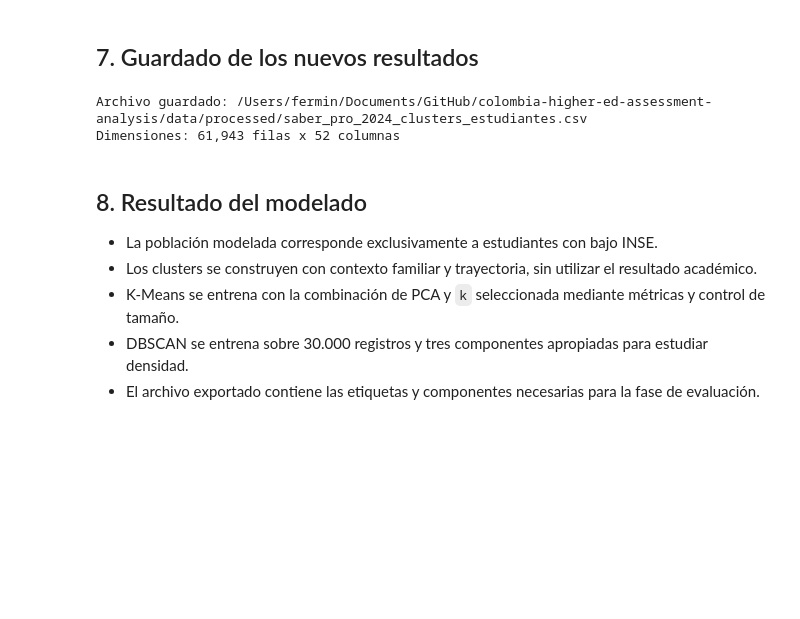
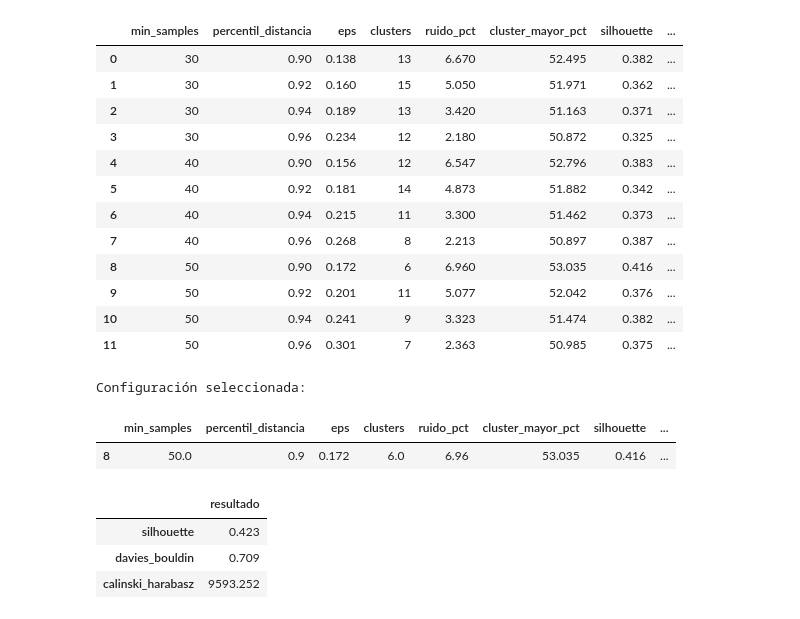
Before and after one commit to FerminEscalona/colombia-higher-ed-assessment-analysis, a Jupyter notebook: notebooks/4.0-modeling.ipynb, the cells around one changed output. Cells and saved outputs as stored; diff of their text form; code cells hidden in the pictures; blank space fills up the shorter version.

```diff
--- a/notebooks/4.0-modeling.ipynb
+++ b/notebooks/4.0-modeling.ipynb
@@ -332,36 +99,26 @@ Ruido: 6.96%
-# %% [markdown]
-## 7. Guardado de los nuevos resultados
-# %%
-kmeans_pca_columns = [f'pca_{number + 1}' for number in range(X_pca_kmeans.shape[1])]
-dbscan_pca_columns = [f'dbscan_pca_{number + 1}' for number in range(X_pca_dbscan.shape[1])]
-df_kmeans_pca = pd.DataFrame(X_pca_kmeans, columns=kmeans_pca_columns)
-df_kmeans_pca['pca_plot_1'] = X_pca_kmeans[:, 0]
-df_kmeans_pca['pca_plot_2'] = X_pca_kmeans[:, 1]
-df_dbscan_pca = pd.DataFrame(X_pca_dbscan, columns=dbscan_pca_columns)
-
-export_columns = (
-    ['estu_consecutivo', 'cluster_kmeans', 'cluster_dbscan', 'resiliencia_flag',
-     'punt_global', 'percentil_global', 'estu_inse_individual', 'indice_bienes_hogar']
-    + ordinal_columns + binary_columns + categorical_columns + profiling_columns
-)
-df_export = pd.concat(
-    [df_model[export_columns].reset_index(drop=True), df_kmeans_pca, df_dbscan_pca],
-    axis=1
-)
-assert df_export['cluster_kmeans'].notna().all()
-assert df_export['cluster_dbscan'].notna().sum() == 30_000
-output_path.parent.mkdir(parents=True, exist_ok=True)
-df_export.to_csv(output_path, index=False, encoding='utf-8-sig')
-print(f'Archivo guardado: {output_path.resolve()}')
-print(f'Dimensiones: {df_export.shape[0]:,} filas x {df_export.shape[1]} columnas')
-# %% [output]
-Archivo guardado: /Users/fermin/Documents/GitHub/colombia-higher-ed-assessment-analysis/data/processed/saber_pro_2024_clusters_estudiantes.csv
-Dimensiones: 61,943 filas x 52 columnas
-# %% [markdown]
-## 8. Resultado del modelado
-
-- La población modelada corresponde exclusivamente a estudiantes con bajo INSE.
-- Los clusters se construyen con contexto familiar y trayectoria, sin utilizar el resultado académico.
-- K-Means se entrena con la combinación de PCA y `k` seleccionada mediante métricas y control de tamaño.
-- DBSCAN se entrena sobre 30.000 registros y tres componentes apropiadas para estudiar densidad.
-- El archivo exportado contiene las etiquetas y componentes necesarias para la fase de evaluación.
+# %%
+display(result['dbscan_search'].round(3))
+print('Configuración seleccionada:')
+display(result['best_dbscan'].to_frame().T.round(3))
+display(pd.Series(summary['dbscan']['metrics'], name='resultado').round(3).to_frame())
+# %% [output]
+|  | min_samples | percentil_distancia | eps | clusters | ruido_pct | cluster_mayor_pct | silhouette | ... |
+| 0 | 30 | 0.90 | 0.138 | 13 | 6.670 | 52.495 | 0.382 | ... |
+| 1 | 30 | 0.92 | 0.160 | 15 | 5.050 | 51.971 | 0.362 | ... |
+| 2 | 30 | 0.94 | 0.189 | 13 | 3.420 | 51.163 | 0.371 | ... |
+| 3 | 30 | 0.96 | 0.234 | 12 | 2.180 | 50.872 | 0.325 | ... |
+| 4 | 40 | 0.90 | 0.156 | 12 | 6.547 | 52.796 | 0.383 | ... |
+| 5 | 40 | 0.92 | 0.181 | 14 | 4.873 | 51.882 | 0.342 | ... |
+| 6 | 40 | 0.94 | 0.215 | 11 | 3.300 | 51.462 | 0.373 | ... |
+| 7 | 40 | 0.96 | 0.268 | 8 | 2.213 | 50.897 | 0.387 | ... |
+| 8 | 50 | 0.90 | 0.172 | 6 | 6.960 | 53.035 | 0.416 | ... |
+| 9 | 50 | 0.92 | 0.201 | 11 | 5.077 | 52.042 | 0.376 | ... |
+| 10 | 50 | 0.94 | 0.241 | 9 | 3.323 | 51.474 | 0.382 | ... |
+| 11 | 50 | 0.96 | 0.301 | 7 | 2.363 | 50.985 | 0.375 | ... |
+Configuración seleccionada:
+|  | min_samples | percentil_distancia | eps | clusters | ruido_pct | cluster_mayor_pct | silhouette | ... |
+| 8 | 50.0 | 0.9 | 0.172 | 6.0 | 6.96 | 53.035 | 0.416 | ... |
+|  | resultado |
+| silhouette | 0.423 |
+| davies_bouldin | 0.709 |
+| calinski_harabasz | 9593.252 |
```
Also changed, not shown: parts of 27 cells of this notebook, 23 other files.
